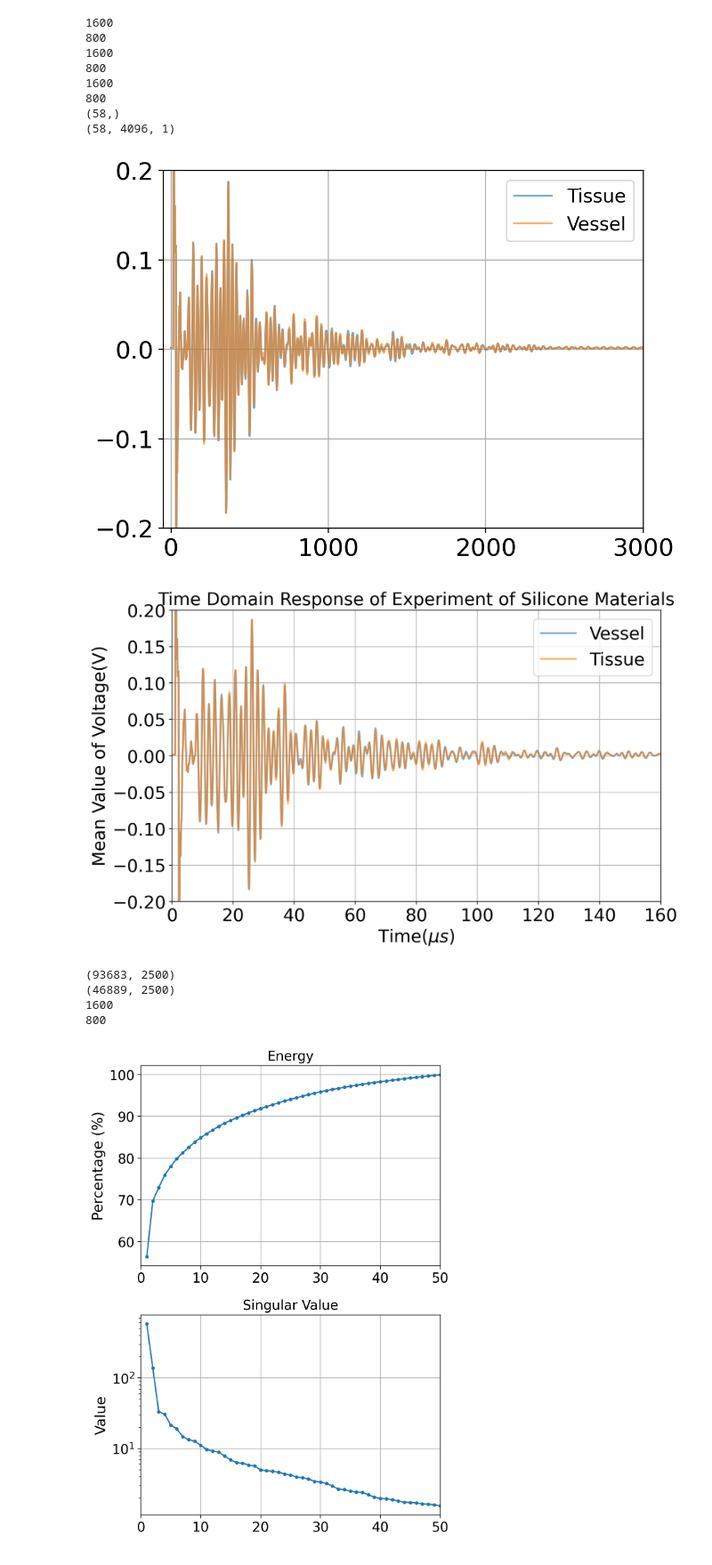
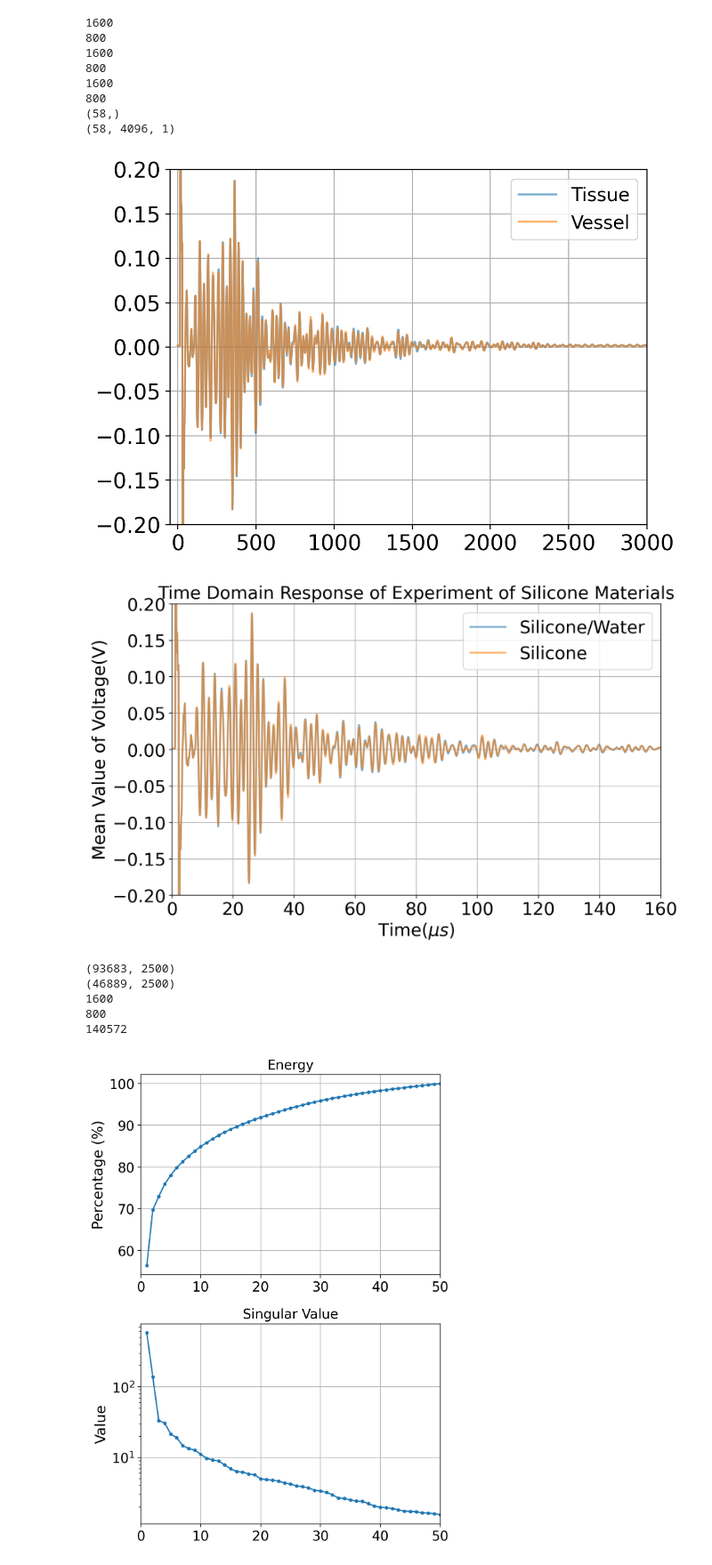
Before and after one commit to XiongStony/data_analyse, a Jupyter notebook: Niryo-robot-test/T3rd_NeeARM_reg_2_bert.ipynb, the cells around one changed output. Shown at 89% size. Drawn from its saved outputs; the diff is of its cells as text; code cells hidden in the pictures.

```diff
--- a/Niryo-robot-test/T3rd_NeeARM_reg_2_bert.ipynb
+++ b/Niryo-robot-test/T3rd_NeeARM_reg_2_bert.ipynb
@@ -29,8 +29,8 @@ plt.rcParams.update({
     'font.size': 14,
     'axes.titlesize': 20,
     'axes.labelsize': 16,
-    'xtick.labelsize': 18,
-    'ytick.labelsize': 18,
+    'xtick.labelsize': 16,
+    'ytick.labelsize': 16,
     'legend.fontsize': 14
 })
 # %% [output]
@@ -172,31 +172,31 @@ print(datalist[0].shape)
 # %%
 signalV = np.concatenate([datalist[i] for i in mater_idx["V"]],axis=0).mean(axis=0)
 signalT = np.concatenate([datalist[i] for i in mater_idx["T"]],axis=0).mean(axis=0)
 plt.figure(dpi=200)
 plt.plot(signalT,alpha=0.6,label=materials[1])
 plt.plot(signalV,alpha=0.6,label=materials[0])
 plt.ylim((-0.2,0.2))
 plt.xlim((-50,3000))
 plt.legend()
 plt.grid(True)
 
 plt.figure(figsize=(10,6),dpi=200)
-plt.plot(time_vec*1e6,signalV,alpha=0.6,label=materials[0], linewidth=2)
-plt.plot(time_vec*1e6,signalT,alpha=0.6,label=materials[1], linewidth=2)
+plt.plot(time_vec*1e6,signalV,alpha=0.6,label=realmater[0], linewidth=2)
+plt.plot(time_vec*1e6,signalT,alpha=0.6,label=realmater[1], linewidth=2)
 plt.ylim((-0.2,0.2))
 plt.xlim([0, 160])
 plt.xlabel("Time($\mu s$)",fontsize = 20)
 plt.ylabel("Mean Value of Voltage(V)",fontsize = 20)
 plt.title("Time Domain Response of Experiment of Silicone Materials", fontsize=20)
 plt.xticks(fontsize = 20)
 plt.yticks(fontsize = 20)
 plt.legend(fontsize = 20)
 plt.grid(True)
 plt.savefig("/home/yuqster/files/research/figures/Transformer-160.pdf", format="pdf", bbox_inches="tight")
 plt.show()
 # %% [output]
-[figure, old version]
+[figure, new version]
-[figure, old version]
+[figure, new version]
 # %%
 snapshot = np.concatenate(datalist,axis=0).squeeze()[:,:2500]
 snapshot_r = np.concatenate(data_test,axis=0).squeeze()[:,:2500]
@@ -204,11 +204,13 @@ print(snapshot.shape)
 print(snapshot_r.shape)
 print(len(depthlist))
 print(len(depthtest))
+print(snapshot.shape[0] + snapshot_r.shape[0])
 # %% [output]
 (93683, 2500)
 (46889, 2500)
 1600
 800
+140572
 # %%
 # Save
 recalculate = False
```
Also changed, not shown: parts of 13 cells of this notebook, 1 other file.
